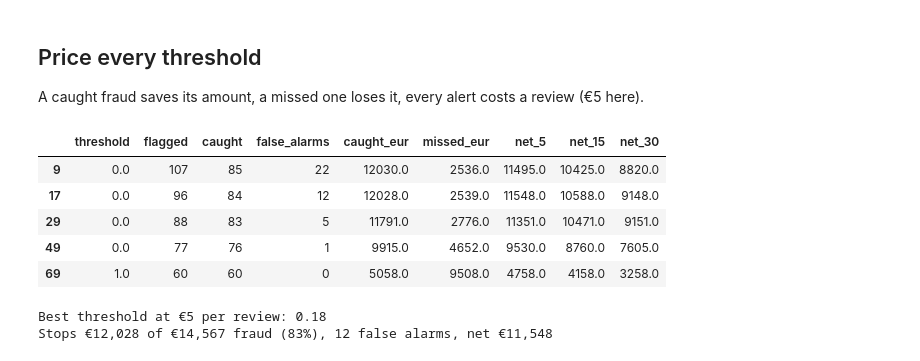
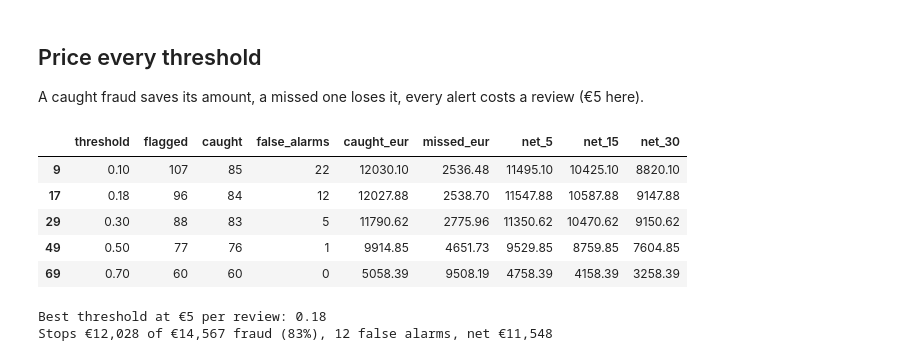
Before and after one commit to stambi292/stambi292.github.io, a Jupyter notebook: fraud-detection/notebooks/fraud_detection.ipynb, the cells around one changed output. Cells and saved outputs as stored; diff of their text form; code cells hidden in the pictures.

Commit message:
Show thresholds in notebook table

```diff
--- a/fraud-detection/notebooks/fraud_detection.ipynb
+++ b/fraud-detection/notebooks/fraud_detection.ipynb
@@ -63,21 +63,21 @@ A caught fraud saves its amount, a missed one loses it, every alert costs a revi
 # %%
 p, y, amt = scores['Random forest'], yte.to_numpy(), test.Amount.to_numpy()
 rows = []
 for t in np.round(np.arange(0.01, 1.0001, 0.01), 2):
     f = p >= t
     rows.append({'threshold': t, 'flagged': f.sum(), 'caught': (f & (y==1)).sum(), 'false_alarms': (f & (y==0)).sum(),
                  'caught_eur': amt[f & (y==1)].sum(), 'missed_eur': amt[~f & (y==1)].sum()})
 curve = pd.DataFrame(rows)
 for cost in (5, 15, 30):
     curve[f'net_{cost}'] = curve.caught_eur - cost * curve.flagged
-curve.loc[curve.threshold.isin([0.1, 0.18, 0.3, 0.5, 0.7])].round(0)
+curve.loc[curve.threshold.isin([0.1, 0.18, 0.3, 0.5, 0.7])].round(2)
 # %% [output]
 |  | threshold | flagged | caught | false_alarms | caught_eur | missed_eur | net_5 | net_15 | net_30 |
-| 9 | 0.0 | 107 | 85 | 22 | 12030.0 | 2536.0 | 11495.0 | 10425.0 | 8820.0 |
-| 17 | 0.0 | 96 | 84 | 12 | 12028.0 | 2539.0 | 11548.0 | 10588.0 | 9148.0 |
-| 29 | 0.0 | 88 | 83 | 5 | 11791.0 | 2776.0 | 11351.0 | 10471.0 | 9151.0 |
-| 49 | 0.0 | 77 | 76 | 1 | 9915.0 | 4652.0 | 9530.0 | 8760.0 | 7605.0 |
-| 69 | 1.0 | 60 | 60 | 0 | 5058.0 | 9508.0 | 4758.0 | 4158.0 | 3258.0 |
+| 9 | 0.10 | 107 | 85 | 22 | 12030.10 | 2536.48 | 11495.10 | 10425.10 | 8820.10 |
+| 17 | 0.18 | 96 | 84 | 12 | 12027.88 | 2538.70 | 11547.88 | 10587.88 | 9147.88 |
+| 29 | 0.30 | 88 | 83 | 5 | 11790.62 | 2775.96 | 11350.62 | 10470.62 | 9150.62 |
+| 49 | 0.50 | 77 | 76 | 1 | 9914.85 | 4651.73 | 9529.85 | 8759.85 | 7604.85 |
+| 69 | 0.70 | 60 | 60 | 0 | 5058.39 | 9508.19 | 4758.39 | 4158.39 | 3258.39 |
 # %%
 best = curve.loc[curve.net_5.idxmax()]
 print(f"Best threshold at €5 per review: {best.threshold:.2f}")
```
